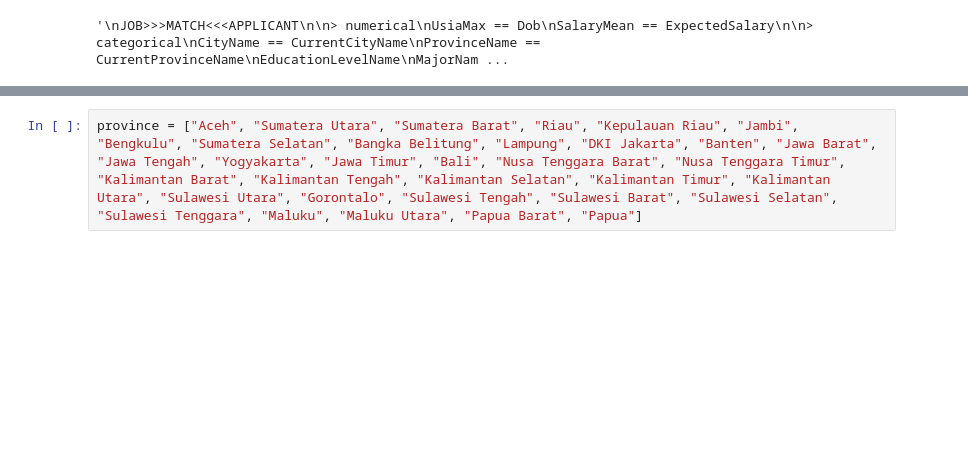
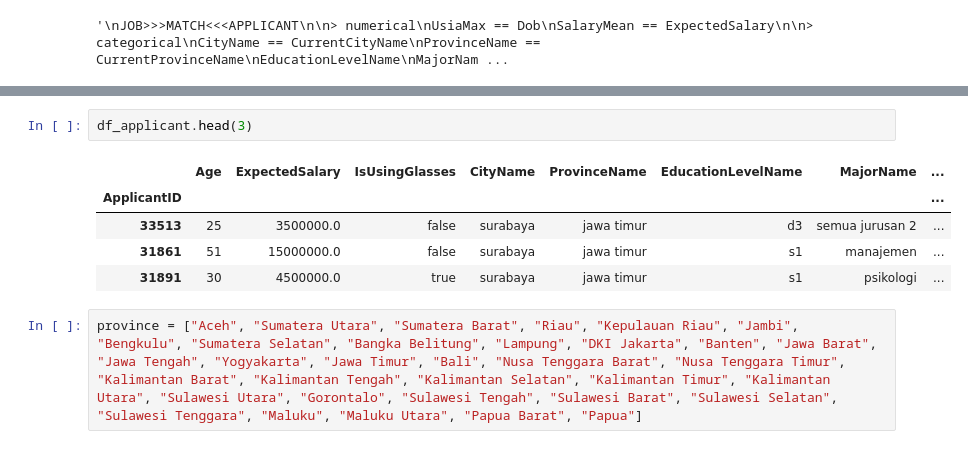
Before and after one commit to fn-hide/eris_job, a Jupyter notebook: tensorflow_recommender_2.ipynb, the cells around one changed output, grey strips where cells are left out. Cells and saved outputs as stored; diff of their text form; blank space fills up the shorter version.

```diff
--- a/tensorflow_recommender_2.ipynb
+++ b/tensorflow_recommender_2.ipynb
@@ -402,2 +447,10 @@ df_job.head(1)
+# %%
+df_applicant.head(3)
+# %% [output]
+|  | Age | ExpectedSalary | IsUsingGlasses | CityName | ProvinceName | EducationLevelName | MajorName | ... |
+| ApplicantID |  |  |  |  |  |  |  | ... |
+| 33513 | 25 | 3500000.0 | false | surabaya | jawa timur | d3 | semua jurusan 2 | ... |
+| 31861 | 51 | 15000000.0 | false | surabaya | jawa timur | s1 | manajemen | ... |
+| 31891 | 30 | 4500000.0 | true | surabaya | jawa timur | s1 | psikologi | ... |
 # %%
 province = ["Aceh", "Sumatera Utara", "Sumatera Barat", "Riau", "Kepulauan Riau", "Jambi", "Bengkulu", "Sumatera Selatan", "Bangka Belitung", "Lampung", "DKI Jakarta", "Banten", "Jawa Barat", "Jawa Tengah", "Yogyakarta", "Jawa Timur", "Bali", "Nusa Tenggara Barat", "Nusa Tenggara Timur", "Kalimantan Barat", "Kalimantan Tengah", "Kalimantan Selatan", "Kalimantan Timur", "Kalimantan Utara", "Sulawesi Utara", "Gorontalo", "Sulawesi Tengah", "Sulawesi Barat", "Sulawesi Selatan", "Sulawesi Tenggara", "Maluku", "Maluku Utara", "Papua Barat", "Papua"]
```
Also changed, not shown: parts of 68 cells of this notebook, 5 other files.
